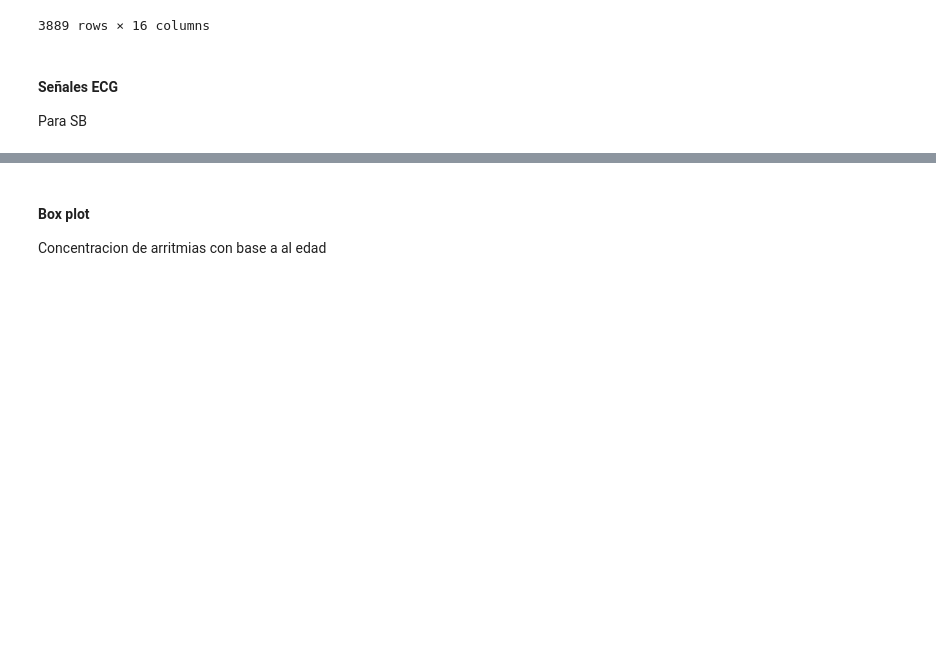
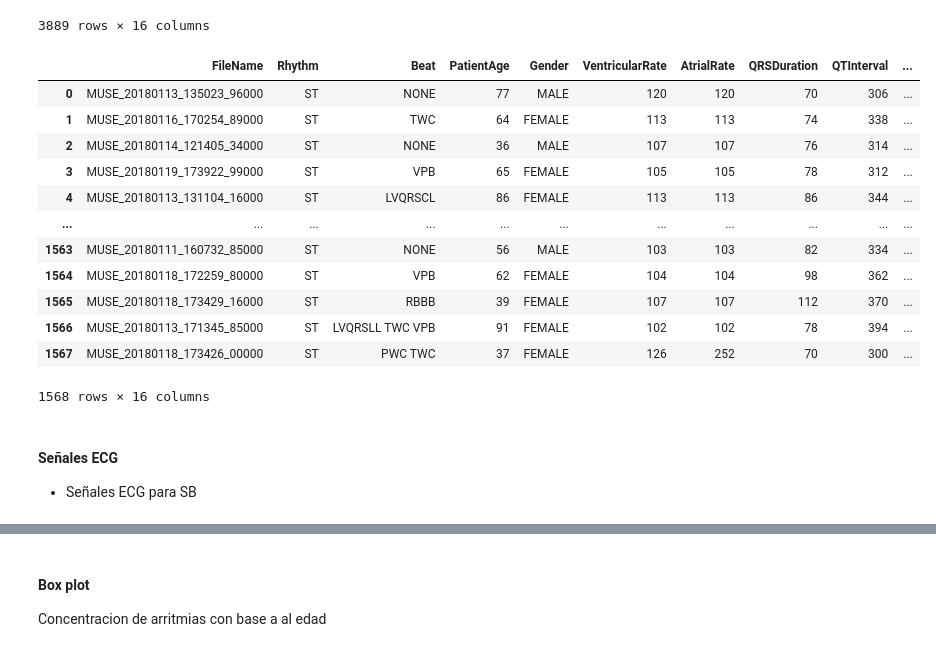
Before and after one commit to JeroXx11/Lab_Biosenales, a Jupyter notebook: Practica_2/Parte 2/Práctica 2- Identificacion arritmias.ipynb, the cells around one changed output, grey strips where cells are left out. Drawn from its saved outputs; the diff is of its cells as text; code cells hidden in the pictures; blank space fills up the shorter version.

```diff
--- a/Practica_2/Parte 2/Práctica 2- Identificacion arritmias.ipynb
+++ b/Practica_2/Parte 2/Práctica 2- Identificacion arritmias.ipynb
@@ -228,7 +598,37 @@ subject_meta
 | 3887 | MUSE_20180114_074720_85000 | SB | NONE | 55 | FEMALE | 57 | 57 | 94 | 414 | ... |
 | 3888 | MUSE_20180116_133908_01000 | SB | NONE | 52 | MALE | 56 | 56 | 90 | 402 | ... |
 3889 rows × 16 columns
+# %%
+#Extrapolado a todos los pacientes con la condicion de ST
+
+# ============================================================
+#  ORGANIZAR LOS METADATOS DE TODOS LOS PACIENTES ST
+# ============================================================
+
+
+subject_meta = diagnostics[
+    diagnostics["FileName"].astype(str).isin(FILENAME_ST)
+].copy()
+
+
+subject_meta = subject_meta.reset_index(drop=True)
+
+subject_meta
+# %% [output]
+|  | FileName | Rhythm | Beat | PatientAge | Gender | VentricularRate | AtrialRate | QRSDuration | QTInterval | ... |
+| 0 | MUSE_20180113_135023_96000 | ST | NONE | 77 | MALE | 120 | 120 | 70 | 306 | ... |
+| 1 | MUSE_20180116_170254_89000 | ST | TWC | 64 | FEMALE | 113 | 113 | 74 | 338 | ... |
+| 2 | MUSE_20180114_121405_34000 | ST | NONE | 36 | MALE | 107 | 107 | 76 | 314 | ... |
+| 3 | MUSE_20180119_173922_99000 | ST | VPB | 65 | FEMALE | 105 | 105 | 78 | 312 | ... |
+| 4 | MUSE_20180113_131104_16000 | ST | LVQRSCL | 86 | FEMALE | 113 | 113 | 86 | 344 | ... |
+| ... | ... | ... | ... | ... | ... | ... | ... | ... | ... | ... |
+| 1563 | MUSE_20180111_160732_85000 | ST | NONE | 56 | MALE | 103 | 103 | 82 | 334 | ... |
+| 1564 | MUSE_20180118_172259_80000 | ST | VPB | 62 | FEMALE | 104 | 104 | 98 | 362 | ... |
+| 1565 | MUSE_20180118_173429_16000 | ST | RBBB | 39 | FEMALE | 107 | 107 | 112 | 370 | ... |
+| 1566 | MUSE_20180113_171345_85000 | ST | LVQRSLL TWC VPB | 91 | FEMALE | 102 | 102 | 78 | 394 | ... |
+| 1567 | MUSE_20180118_173426_00000 | ST | PWC TWC | 37 | FEMALE | 126 | 252 | 70 | 300 | ... |
+1568 rows × 16 columns
 # %% [markdown]
 #### **Señales ECG**
 
-Para SB
+- Señales ECG para SB
```
Also changed, not shown: parts of 26 cells of this notebook.
